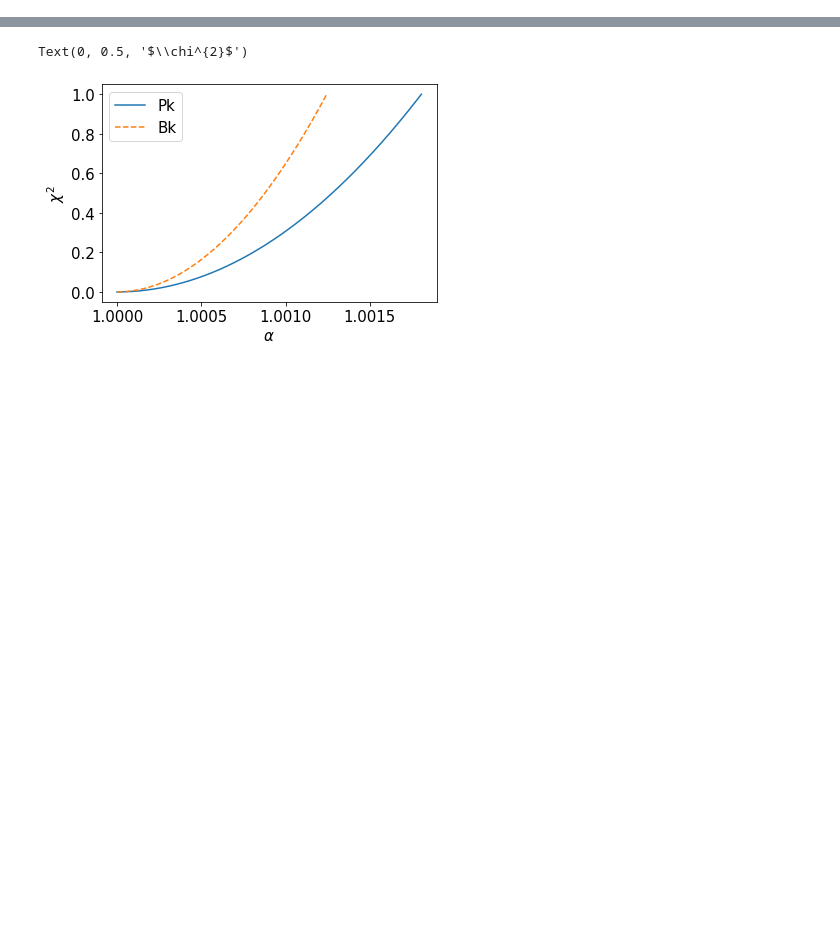
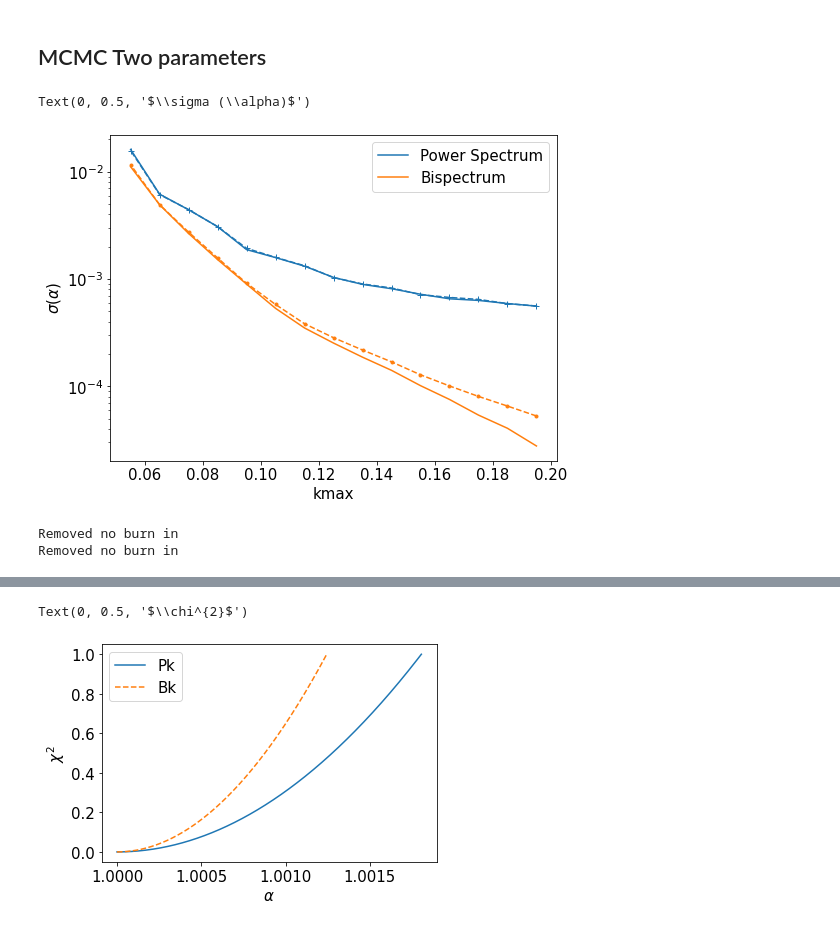
Before and after one commit to mehdirezaie/bispectrum, a Jupyter notebook: alpha_1D.ipynb, the cells around one changed output, grey strips where cells are left out. Saved outputs shown, nothing was run; the diff lists cells and outputs as text; code cells hidden in the pictures; blank space fills up the shorter version.

Commit message:
mcmc for 2 params

```diff
--- a/alpha_1D.ipynb
+++ b/alpha_1D.ipynb
@@ -6,2 +7,5 @@ import matplotlib.pyplot as plt
 # %%
 plt.rc('font', size=15)
+plt.rc('figure', facecolor='w')
+# %% [markdown]
+## MCMC Two parameters
@@ -7,0 +22,41 @@ plt.rc('font', size=15)
+# %%
+def get_1sigma(filename):
+    d_ = np.load(filename)
+    ndim = 2
+    chains = d_['chain'][5000:, :, :].reshape(-1, ndim)
+    prcnt = np.percentile(chains[:, 0], [16, 84])
+    return (prcnt[1]-prcnt[0])/2.0
+# %%
+alpha_sigmas = {}
+for pk in ['pk', 'bk']:
+    for wh in [0, 1]:
+        n = f'{pk}_{wh}'
+        a = []
+        for kmax_ in np.arange(0.195, 0.055, -0.01):
+            a_ = get_1sigma(f'/mnt/data1/BispectrumGLAM/output/glam_{pk}_ht_{wh}_mcmc_kmax{kmax_:.3f}.npz')
+            a.append([kmax_, a_])
+
+        alpha_sigmas[n] = np.array(a)
+# %%
+plt.figure(figsize=(8, 6))
+plt.plot(*alpha_sigmas['pk_0'].T, label='Power Spectrum')
+plt.plot(*alpha_sigmas['pk_1'].T, 'C0+--')
+
+plt.plot(*alpha_sigmas['bk_0'].T, label='Bispectrum')
+plt.plot(*alpha_sigmas['bk_1'].T, 'C1.--')
+
+
+
+plt.yscale('log')
+plt.legend()
+plt.xlabel('kmax')
+plt.ylabel(r'$\sigma (\alpha)$')
+# %% [output]
+Text(0, 0.5, '$\\sigma (\\alpha)$')
+[figure, added]
+# %%
+mcmc_bk = load('/mnt/data1/BispectrumGLAM/output/glam_bk_ht_1_mcmc_kmax0.085.npz', 'Bispectrum')
+mcmc_pk = load('/mnt/data1/BispectrumGLAM/output/glam_pk_ht_1_mcmc_kmax0.085.npz')
+# %% [output]
+Removed no burn in
+Removed no burn in
```
Also changed, not shown: parts of 3 cells of this notebook, 2 other files.
